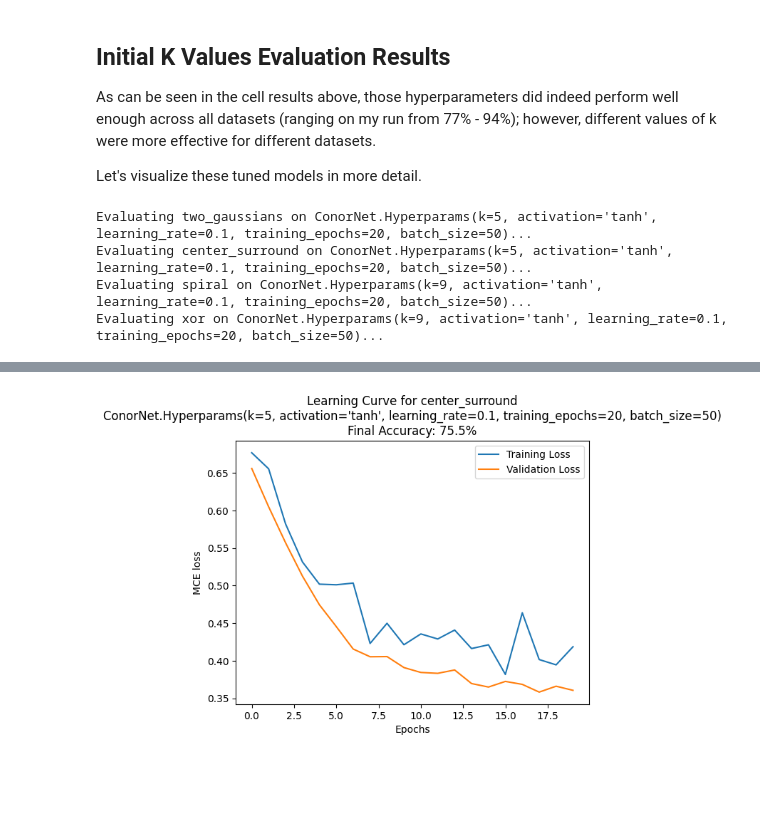
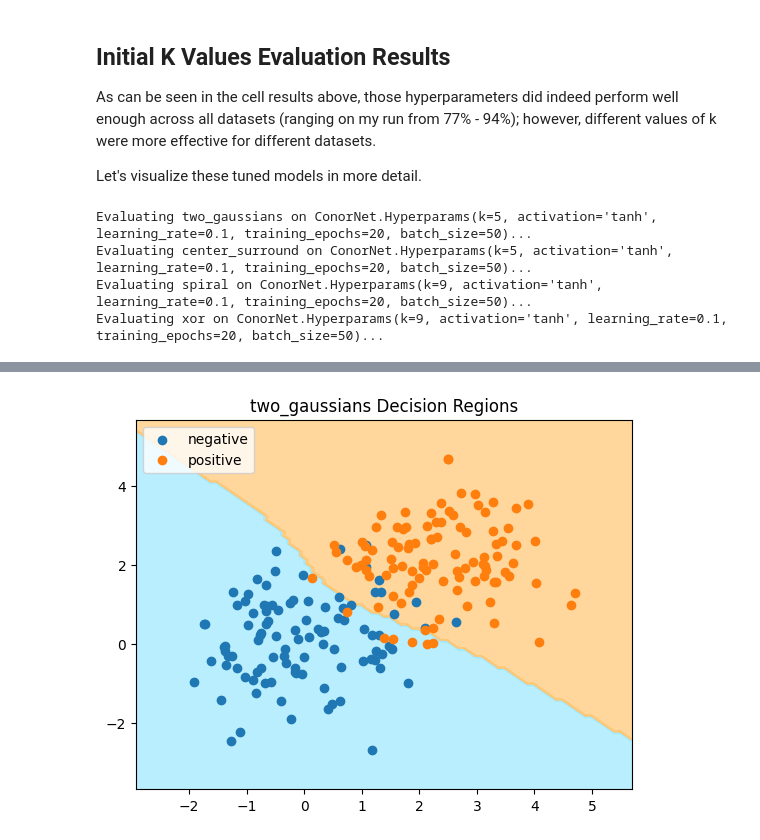
Before and after one commit to cwoodhayes/MSAI437_homework, a Jupyter notebook: cwh_hw1.ipynb, the cells around one changed output, grey strips where cells are left out. Cells and saved outputs as stored; diff of their text form; code cells hidden in the pictures; blank space fills up the shorter version.

Commit message:
got decision boundaries working

```diff
--- a/cwh_hw1.ipynb
+++ b/cwh_hw1.ipynb
@@ -470,6 +470,7 @@ well enough across all datasets (ranging on my run from 77% - 94%); however, dif
 Let's visualize these tuned models in more detail.
 # %%
 from dataclasses import field
+import matplotlib.colors
 
 # alright. time i make this a bit easier on myself. it's feeling like a "run" deserves its own
 # class so i'm not dragging all these variables around
@@ -521,6 +522,93 @@ class TrainAndTestRun:
         self.results = res
         return res
 
+########### Plotting helpers from example code
+def compute_bounds(features):
+    min1, max1 = features[:, 0].min()-1, features[:, 0].max()+1
+    min2, max2 = features[:, 1].min()-1, features[:, 1].max()+1
+    return (min1, max1, min2, max2)
+
+
+def plot_decision_regions(
+        features, targets, model,
+        axis=None, transform=None,
+        bounds=None,
+        title='Decision Surface'):
+    """
+    Slightly different plotting approach than above. Used in backprop demo.
+
+    This function produces a single plot containing a scatter plot of the
+    features, targets, and decision region of the model.
+
+    Args:
+        features (np.ndarray): 2D array containing real-valued inputs.
+        targets (np.ndarray): 1D array containing binary targets.
+        model: a learner with .predict() method
+        axis: the axis on which to plot. If None, create a new plot
+        title: title of the plot
+    Returns:
+        None (plots to the active figure)
+    """
+
+    # define bounds of the domain
+    if bounds is None:
+        min1, max1, min2, max2 = compute_bounds(features)
+    else:
+        min1, max1, min2, max2 = bounds
+
+    # define grid for visualizing decision regions
+    x1grid = np.arange(min1, max1, 0.1)
+    x2grid = np.arange(min2, max2, 0.1)
+
+    xx, yy = np.meshgrid(x1grid, x2grid)
+
+    # flatten grid to a vector
+    r1, r2 = xx.flatten(), yy.flatten()
+    r1, r2 = r1.reshape((len(r1), 1)), r2.reshape((len(r2), 1))
+
+    # horizontally stack vectors to create x1,x2 input for the model
+    grid = np.hstack((r1,r2))
+
+    # if we're transforming the features, do that now
+    #     this allows xx and yy to still be in 2D for the visualization
+    #     but grid has been transformed so it matches up with the fit model
+    if transform is not None:
+        grid = transform(grid)
+
+    # generate predictions over grid
+    yhat = model(grid)
+
+    # reshape the predictions back into a grid
+    zz = yhat.reshape(xx.shape)
+
+    if axis is None:
+        fig, axis = plt.subplots()
+
+    # plot the grid of x, y and z values as a surface
+    binary_cmap = matplotlib.colors.ListedColormap(['#9ce8ff', '#ffc773'])
+    axis.contourf(xx, yy, zz, cmap=binary_cmap, alpha=0.7)
+
+    # plot "negative" class:
+    row_idx_neg = np.where(targets < 0.5)[0]
+    axis.scatter(
+        features[row_idx_neg, 0], features[row_idx_neg, 1],
+        label='negative')
+
+    # plot "positive" class:
+    row_idx_pos = np.where(targets > 0.5)[0]
+    axis.scatter(
+        features[row_idx_pos, 0], features[row_idx_pos, 1],
+        label='positive')
+
+    axis.set_title(title)
+    axis.set_xlim(min1, max1)
+    axis.set_ylim(min2, max2)
+
+    axis.legend(loc="upper left")
+
+################# end plotting helpers
+
+
 def eval_best_ks() -> None:
     # evaluate the model on test & train
     for dset_name, hparams in best_params_per_dataset.items():
@@ -539,6 +627,10 @@ def eval_best_ks() -> None:
         ax.set_title(f"Learning Curve for {dset_name}\n{hparams}\nFinal Accuracy: {100*res.test_accuracy:.1f}%")
         ax.legend()
 
+        plot_decision_regions(res.data["test"].X, res.data["test"].y,
+                              lambda x: res.model(torch.Tensor(x).to(DEVICE)).argmax(axis=1).cpu(),
+                              title=f"{dset_name} Decision Regions")
+
 eval_best_ks()
 # %% [output]
 Evaluating two_gaussians on ConorNet.Hyperparams(k=5, activation='tanh', learning_rate=0.1, training_epochs=20, batch_size=50)...
@@ -549 +641 @@ Evaluating xor on ConorNet.Hyperparams(k=9, activation='tanh', learning_rate=0.1
-[figure, old version]
+[figure, new version]
```
Also changed, not shown: parts of 1 cell of this notebook.
